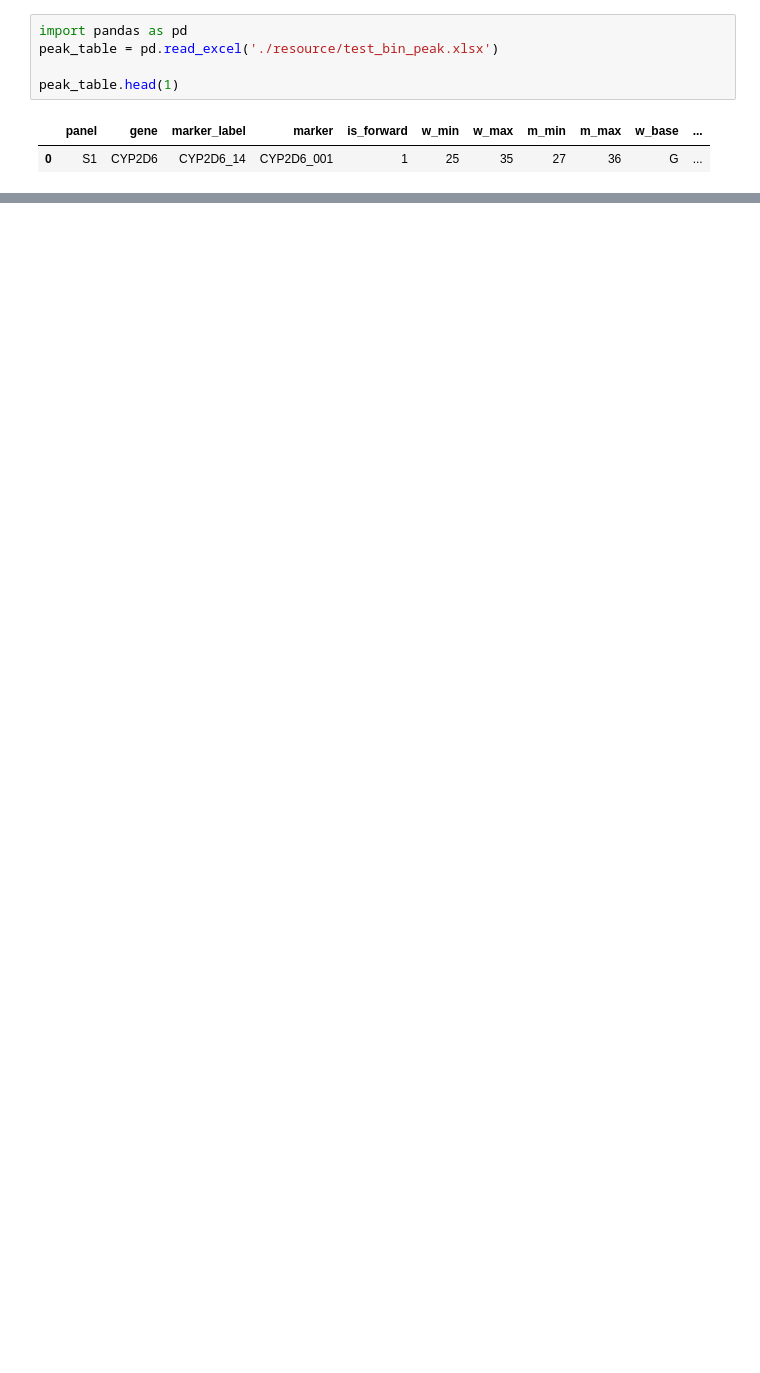
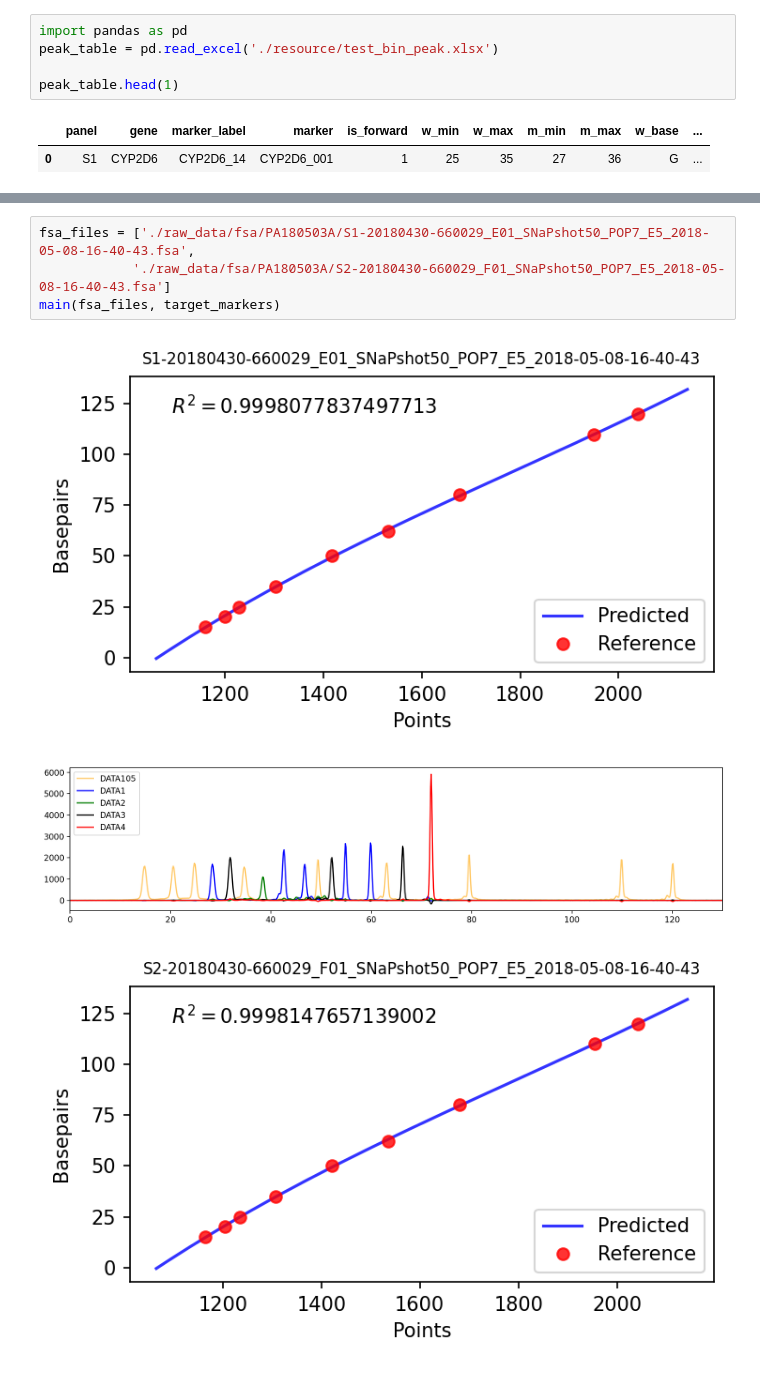
Before and after one commit to lamnvcnsh/snapshot_genotyping, a Jupyter notebook: fsa_peak_detection.ipynb, the cells around one changed output, grey strips where cells are left out. Cells and saved outputs as stored; diff of their text form; blank space fills up the shorter version.

```diff
--- a/fsa_peak_detection.ipynb
+++ b/fsa_peak_detection.ipynb
@@ -1040,0 +1150,8 @@ select_base = pred[min_index:max_index]
+# %%
+fsa_files = ['./raw_data/fsa/PA180503A/S1-20180430-660029_E01_SNaPshot50_POP7_E5_2018-05-08-16-40-43.fsa',
+            './raw_data/fsa/PA180503A/S2-20180430-660029_F01_SNaPshot50_POP7_E5_2018-05-08-16-40-43.fsa']
+main(fsa_files, target_markers)
+# %% [output]
+[figure, added]
+[figure, added]
+[figure, added]
```
Also changed, not shown: parts of 13 cells of this notebook.
